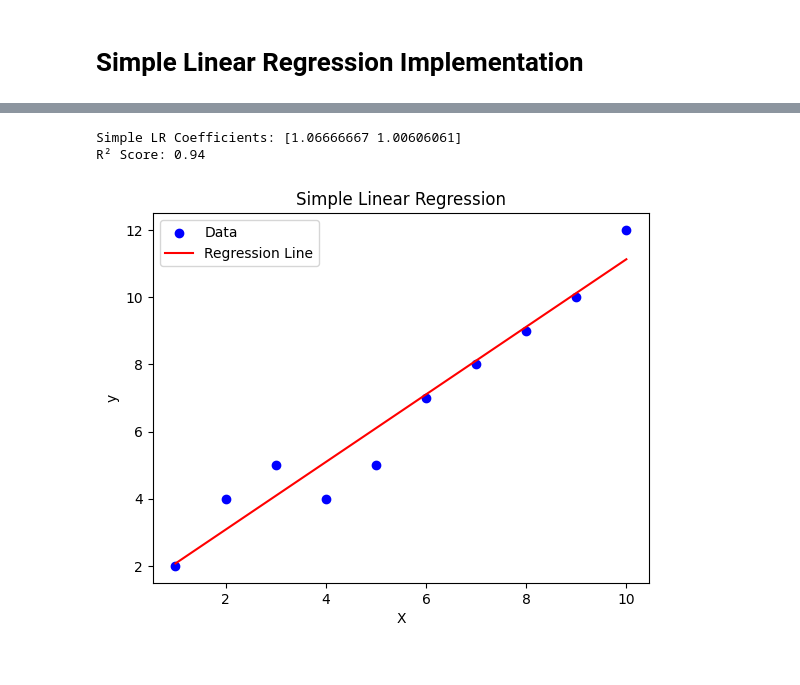
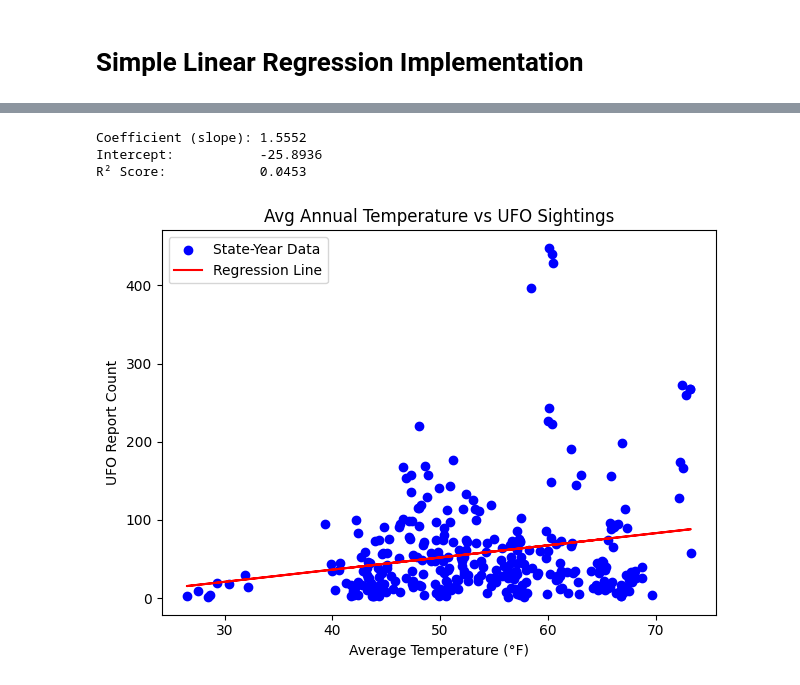
Before and after one commit to Ddelrayy/UFO-Data-Analysis, a Jupyter notebook: coding.ipynb, the cells around one changed output, grey strips where cells are left out. Saved outputs shown, nothing was run; the diff lists cells and outputs as text; code cells hidden in the pictures.

```diff
--- a/coding.ipynb
+++ b/coding.ipynb
@@ -120,22 +167,24 @@ class SimpleLinearRegression:
 # %%
-X_simple = np.array([1,2,3,4,5,6,7,8,9,10]).reshape(-1,1)
-y_simple = np.array([2,4,5,4,5,7,8,9,10,12])
+X = merged["avg_temp"].values.reshape(-1, 1)
+y = merged["report_count"].values
 
 slr = SimpleLinearRegression()
-slr.fit(X_simple, y_simple)
+slr.fit(X, y)
 
+print(f"Coefficient (slope): {slr.coefficients_[1]:.4f}")
+print(f"Intercept: {slr.intercept_:.4f}")
+print(f"R² Score: {slr.r2score_:.4f}")
 
-print(f"Simple LR Coefficients: {slr.coefficients_}")
-print(f"R² Score: {slr.r2score_:.2f}")
-
-plt.scatter(X_simple, y_simple, color='blue', label='Data')
-plt.plot(X_simple, slr.y_pred_, color='red', label='Regression Line')
-plt.title("Simple Linear Regression")
-plt.xlabel("X")
-plt.ylabel("y")
+plt.scatter(X, y, color="blue", label="State-Year Data")
+plt.plot(X, slr.y_pred_, color="red", label="Regression Line")
+plt.title("Avg Annual Temperature vs UFO Sightings")
+plt.xlabel("Average Temperature (°F)")
+plt.ylabel("UFO Report Count")
 plt.legend()
+plt.tight_layout()
 plt.show()
 # %% [output]
-Simple LR Coefficients: [1.06666667 1.00606061]
-R² Score: 0.94
+Coefficient (slope): 1.5552
+Intercept:           -25.8936
+R² Score:            0.0453
-[figure, old version]
+[figure, new version]
```
Also changed, not shown: parts of 1 cell of this notebook.
